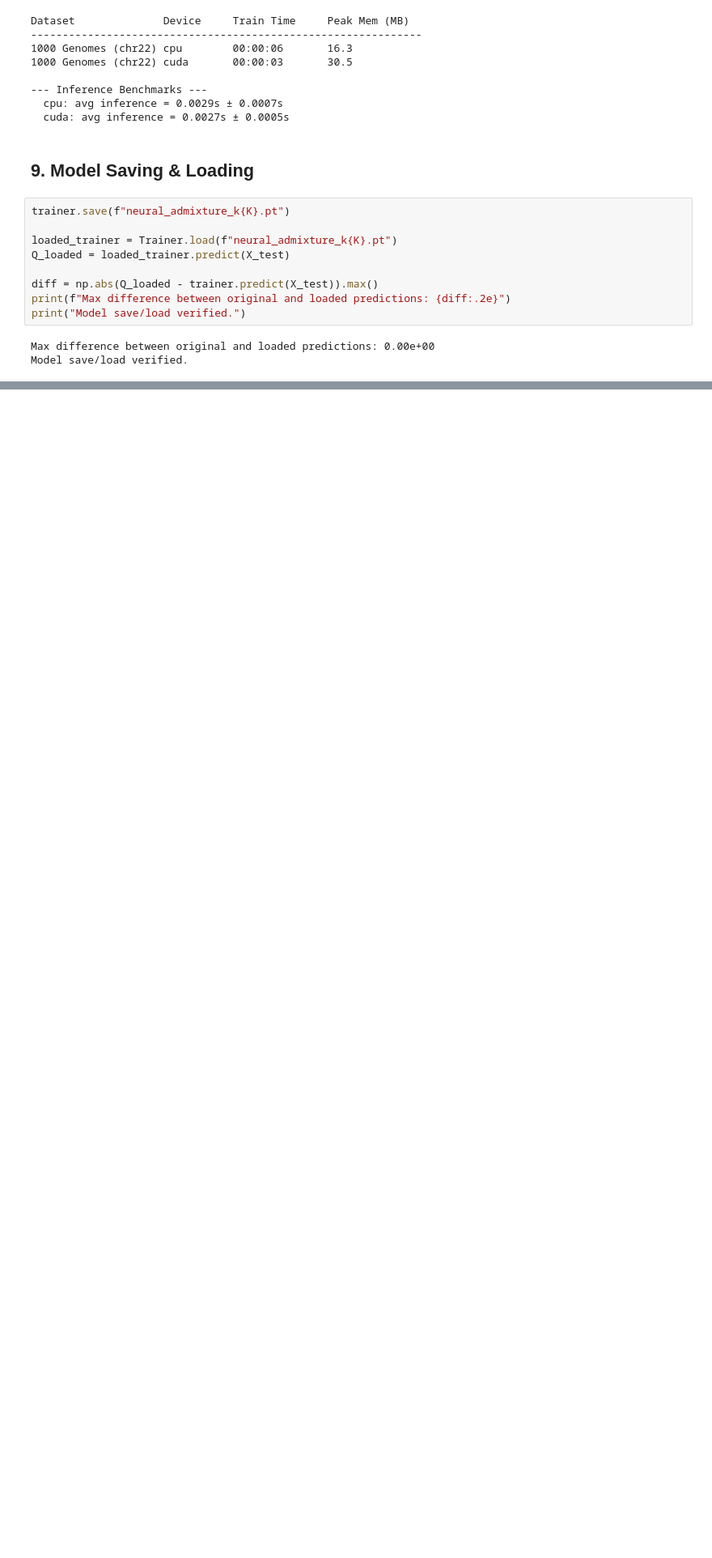
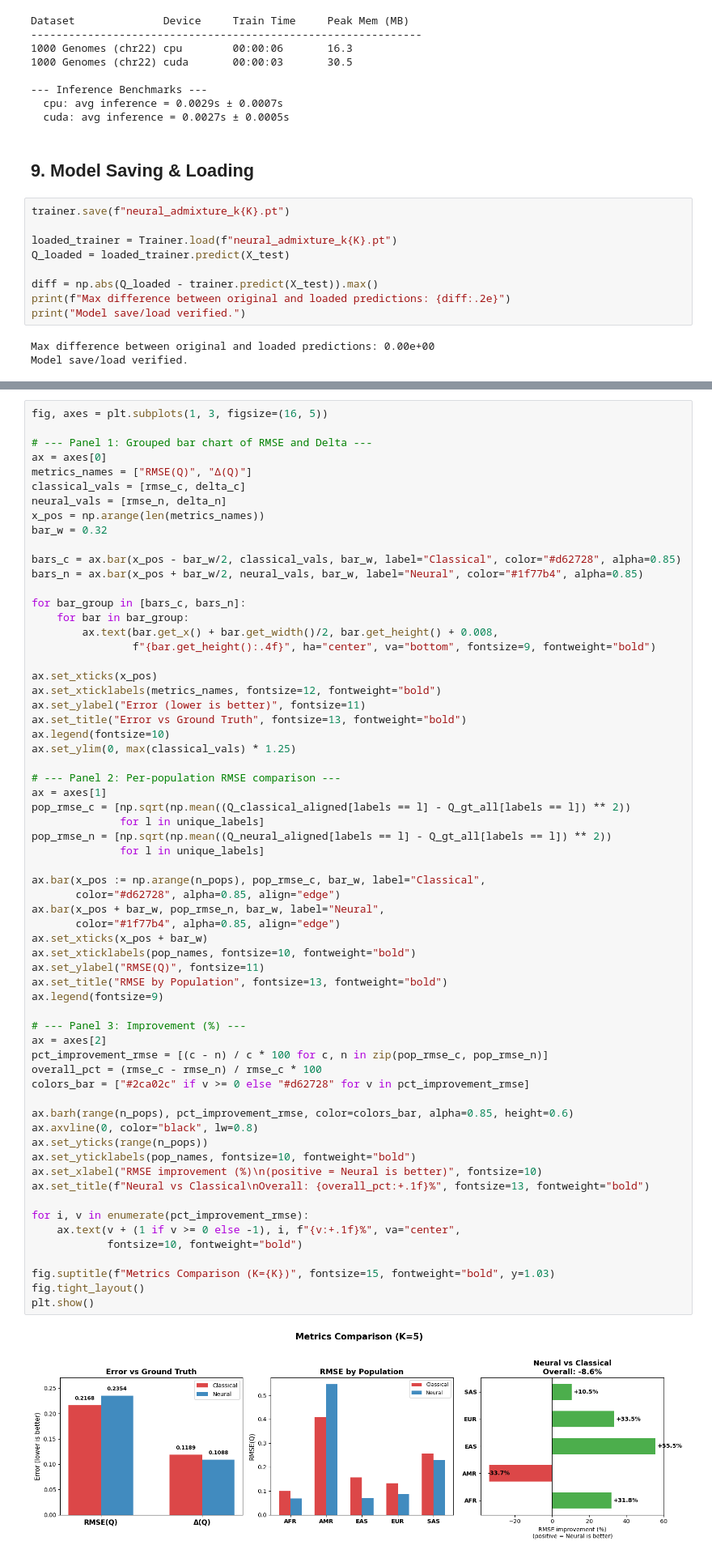
Before and after one commit to shouhardik/Genomic-Clustering-via-Attention-Based-Neural-ADMIXTURE, a Jupyter notebook: experiments/run_neuralAdmixture.ipynb, the cells around one changed output, grey strips where cells are left out. Shown at 81% size. Saved outputs shown, nothing was run; the diff lists cells and outputs as text; blank space fills up the shorter version.

Commit message:
added classic/neural comparison

```diff
--- a/experiments/run_experiment.ipynb
+++ b/experiments/run_neuralAdmixture.ipynb
@@ -368,0 +489,65 @@ Model save/load verified.
+# %%
+fig, axes = plt.subplots(1, 3, figsize=(16, 5))
+
+# --- Panel 1: Grouped bar chart of RMSE and Delta ---
+ax = axes[0]
+metrics_names = ["RMSE(Q)", "Δ(Q)"]
+classical_vals = [rmse_c, delta_c]
+neural_vals = [rmse_n, delta_n]
+x_pos = np.arange(len(metrics_names))
+bar_w = 0.32
+
+bars_c = ax.bar(x_pos - bar_w/2, classical_vals, bar_w, label="Classical", color="#d62728", alpha=0.85)
+bars_n = ax.bar(x_pos + bar_w/2, neural_vals, bar_w, label="Neural", color="#1f77b4", alpha=0.85)
+
+for bar_group in [bars_c, bars_n]:
+    for bar in bar_group:
+        ax.text(bar.get_x() + bar.get_width()/2, bar.get_height() + 0.008,
+                f"{bar.get_height():.4f}", ha="center", va="bottom", fontsize=9, fontweight="bold")
+
+ax.set_xticks(x_pos)
+ax.set_xticklabels(metrics_names, fontsize=12, fontweight="bold")
+ax.set_ylabel("Error (lower is better)", fontsize=11)
+ax.set_title("Error vs Ground Truth", fontsize=13, fontweight="bold")
+ax.legend(fontsize=10)
+ax.set_ylim(0, max(classical_vals) * 1.25)
+
+# --- Panel 2: Per-population RMSE comparison ---
+ax = axes[1]
+pop_rmse_c = [np.sqrt(np.mean((Q_classical_aligned[labels == l] - Q_gt_all[labels == l]) ** 2))
+              for l in unique_labels]
+pop_rmse_n = [np.sqrt(np.mean((Q_neural_aligned[labels == l] - Q_gt_all[labels == l]) ** 2))
+              for l in unique_labels]
+
+ax.bar(x_pos := np.arange(n_pops), pop_rmse_c, bar_w, label="Classical",
+       color="#d62728", alpha=0.85, align="edge")
+ax.bar(x_pos + bar_w, pop_rmse_n, bar_w, label="Neural",
+       color="#1f77b4", alpha=0.85, align="edge")
+ax.set_xticks(x_pos + bar_w)
+ax.set_xticklabels(pop_names, fontsize=10, fontweight="bold")
+ax.set_ylabel("RMSE(Q)", fontsize=11)
+ax.set_title("RMSE by Population", fontsize=13, fontweight="bold")
+ax.legend(fontsize=9)
+
+# --- Panel 3: Improvement (%) ---
+ax = axes[2]
+pct_improvement_rmse = [(c - n) / c * 100 for c, n in zip(pop_rmse_c, pop_rmse_n)]
+overall_pct = (rmse_c - rmse_n) / rmse_c * 100
+colors_bar = ["#2ca02c" if v >= 0 else "#d62728" for v in pct_improvement_rmse]
+
+ax.barh(range(n_pops), pct_improvement_rmse, color=colors_bar, alpha=0.85, height=0.6)
+ax.axvline(0, color="black", lw=0.8)
+ax.set_yticks(range(n_pops))
+ax.set_yticklabels(pop_names, fontsize=10, fontweight="bold")
+ax.set_xlabel("RMSE improvement (%)\n(positive = Neural is better)", fontsize=10)
+ax.set_title(f"Neural vs Classical\nOverall: {overall_pct:+.1f}%", fontsize=13, fontweight="bold")
+
+for i, v in enumerate(pct_improvement_rmse):
+    ax.text(v + (1 if v >= 0 else -1), i, f"{v:+.1f}%", va="center",
+            fontsize=10, fontweight="bold")
+
+fig.suptitle(f"Metrics Comparison (K={K})", fontsize=15, fontweight="bold", y=1.03)
+fig.tight_layout()
+plt.show()
+# %% [output]
+[figure, added]
```
Also changed, not shown: parts of 9 cells of this notebook.
